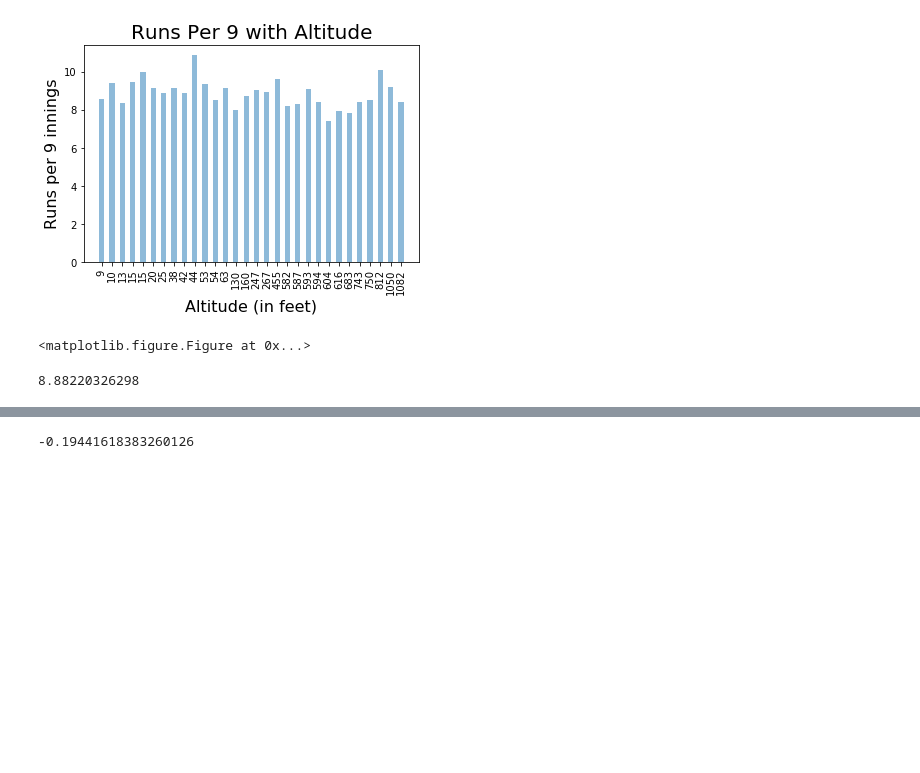
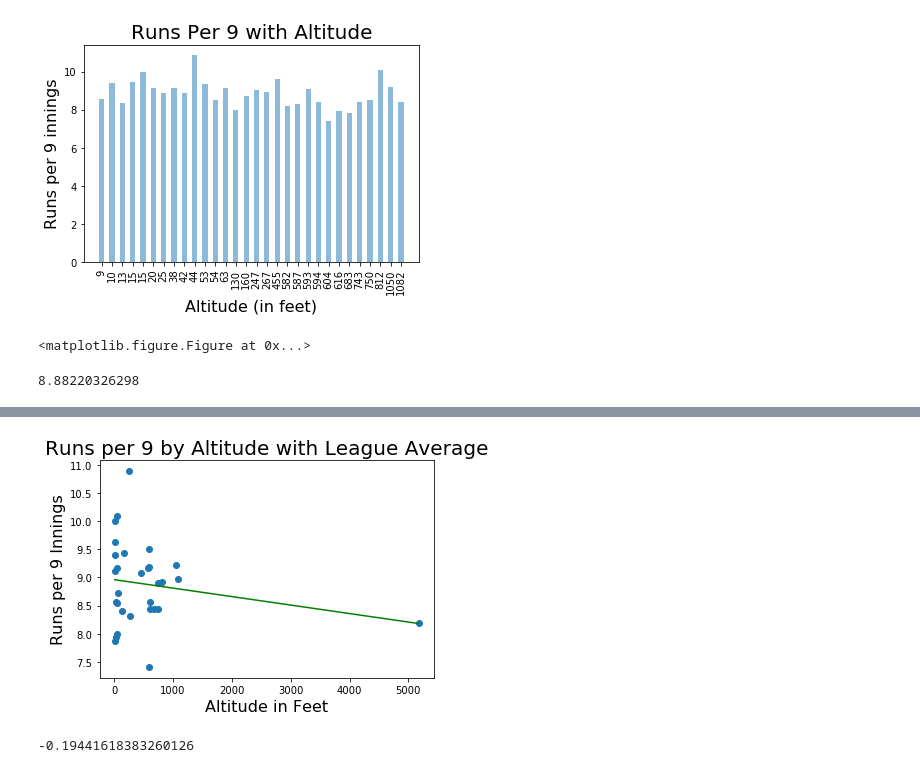
Before and after one commit to SamBusser30/Park_Factor-, a Jupyter notebook: Project_Code/Runs per 9.ipynb, the cells around one changed output, grey strips where cells are left out. Cells and saved outputs as stored; diff of their text form; code cells hidden in the pictures; blank space fills up the shorter version.

```diff
--- a/Project_Code/Runs per 9.ipynb
+++ b/Project_Code/Runs per 9.ipynb
@@ -132,3 +136,19 @@ plt.show()
+# %%
+x = altitudes['altitude']
+y = per_9
+line = league_avg
+#line = ax.plot(x,line)
+fig, ax = plt.subplots()
+plt.xlabel("Altitude in Feet", size=16)
+plt.ylabel("Runs per 9 Innings", size=16)
+plt.title("Runs per 9 by Altitude with League Average", size=20)
+
+scatter = ax.scatter(x,y)
+
+plt.plot(np.unique(x), np.poly1d(np.polyfit(x, y, 1))(np.unique(x)), color='green')
+plt.show()
+# %% [output]
+[figure, added]
 # %%
 #creating dataframe for correlation calculation
 d = {'Team': team_ids,'runs_per_9': per_9, 'altitudes': altitudes['altitude']}
```
Also changed, not shown: parts of 1 cell of this notebook, 1 other file.
